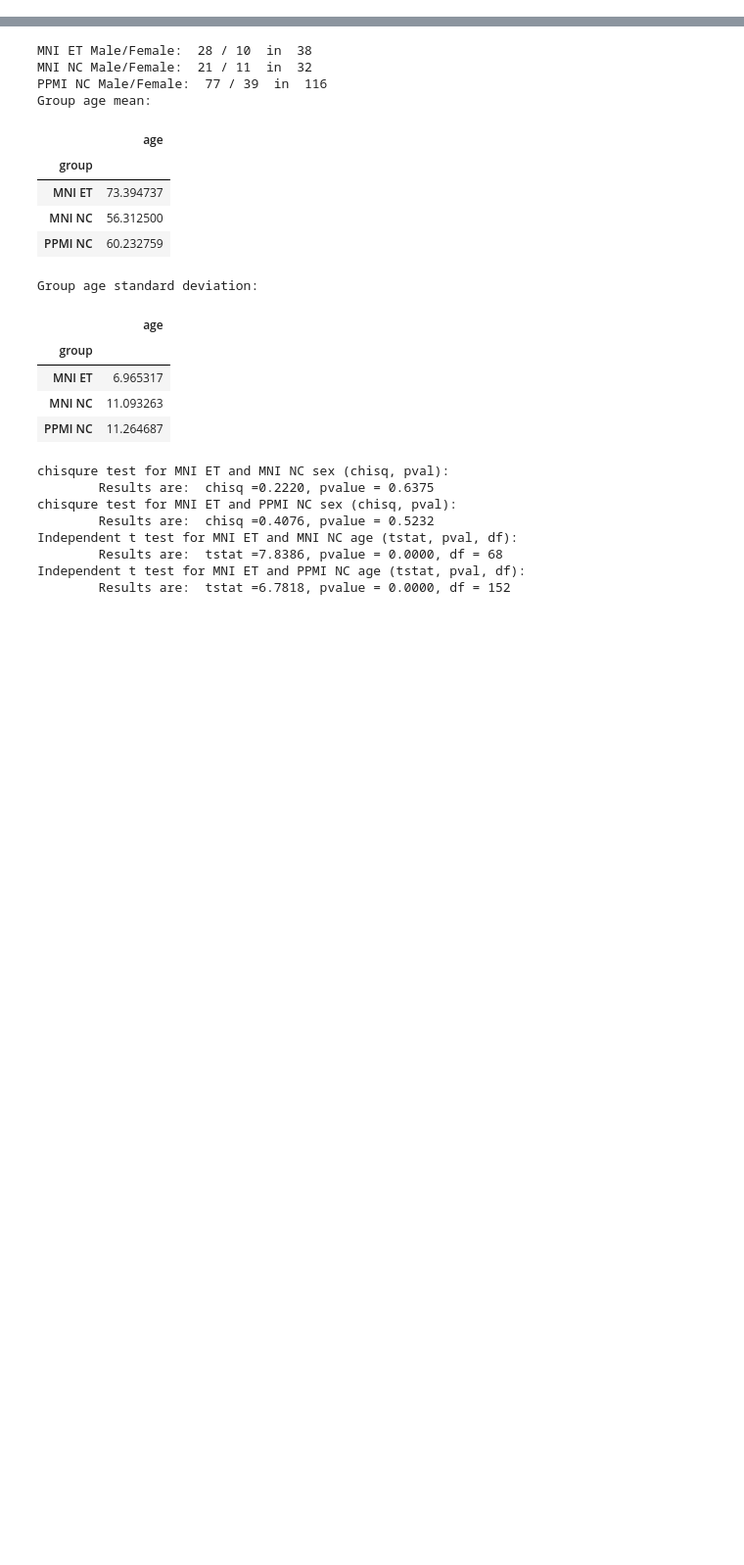
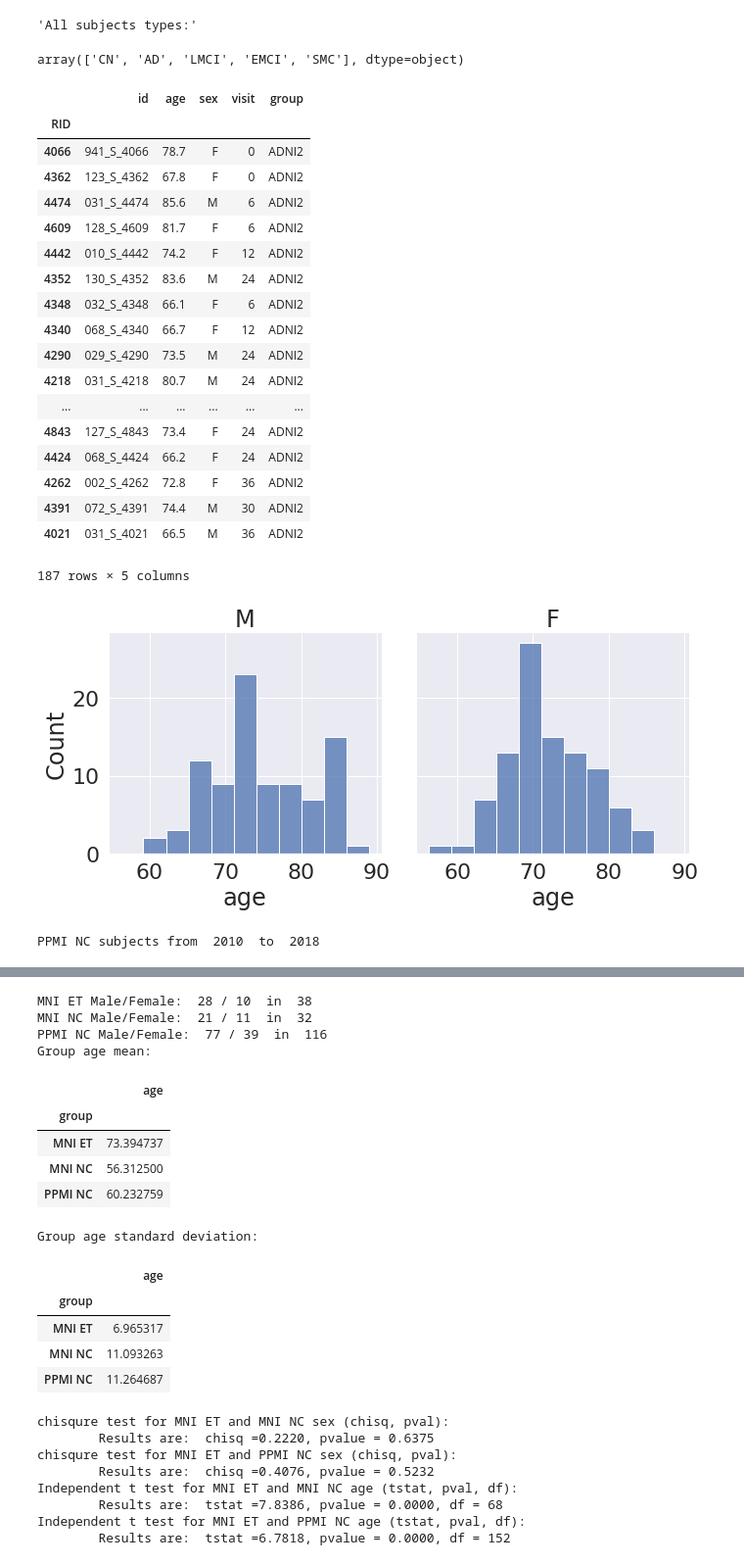
Before and after one commit to Vincent-wq/Replicability-of-PD-ICA, a Jupyter notebook: codes/devel/cerebellum_confounder/ppmi_matching.ipynb, the cells around one changed output, grey strips where cells are left out. Shown at 98% size. Saved outputs shown, nothing was run; the diff lists cells and outputs as text; code cells hidden in the pictures; blank space fills up the shorter version.

Commit message:
ANDI data updated

```diff
--- a/codes/devel/cerebellum_confounder/ppmi_matching.ipynb
+++ b/codes/devel/cerebellum_confounder/ppmi_matching.ipynb
@@ -44,0 +31,78 @@ data_tab = pd.concat([mni_et_tab, mni_nc_tab, ppmi_nc_tab])
+# %%
+# read ANDI
+adni_file = out_dir/'data'/'ADNI'/'ADNIMERGE.csv'
+adni_tab = pd.read_csv(adni_file, sep=',', header=0, index_col=0)
+display('All subjects types:')
+display(adni_tab['DX_bl'].unique())
+adni_tab = adni_tab[adni_tab['DX_bl']=='CN']
+adni_tab = adni_tab[['PTID', 'AGE', 'ORIGPROT', 'PTGENDER','VISCODE']]
+adni_tab = adni_tab[adni_tab['ORIGPROT']=='ADNI2']
+def trans_visit_adni(x):
+    # transform visit code
+    if x=='m03':
+        return 3
+    elif x=='m06':
+        return 6
+    elif x=='m12':
+        return 12
+    elif x=='m18':
+        return 18
+    elif x=='m24':
+        return 24
+    elif x=='m30':
+        return 30
+    elif x=='m36':
+        return 36
+    elif x=='bl':
+        return 0
+    else:
+        return -1
+def trans_sex_adni(x):
+    if x=='Male':
+        return 'M'
+    elif x=='Female':
+        return 'F'
+
+adni_tab['VISCODE'].unique()
+adni_tab['visit']=adni_tab['VISCODE'].apply(lambda x: trans_visit_adni(x))
+adni_tab['sex']=adni_tab['PTGENDER'].apply(lambda x: trans_sex_adni(x))
+adni_tab['visit_last'] = adni_tab.groupby(['PTID'])['visit'].transform(max)
+adni_tab = adni_tab[adni_tab['visit']==adni_tab['visit_last']]
+adni_tab['id']=adni_tab['PTID']; adni_tab['age']=adni_tab['AGE']; adni_tab['group']=adni_tab['ORIGPROT'];
+adni_tab=adni_tab[['id','age','sex','visit','group']]
+
+sns.set_theme(style="darkgrid")
+sns.set(font_scale=2)
+dist_plt=sns.displot(adni_tab, x="age", col='sex',
+                     facet_kws=dict(margin_titles=True),
+                     col_order=['M','F'])
+dist_plt.set_titles(col_template="{col_name}", row_template="{row_name}")
+adni_tab
+# %% [output]
+'All subjects types:'
+array(['CN', 'AD', 'LMCI', 'EMCI', 'SMC'], dtype=object)
+|  | id | age | sex | visit | group |
+| RID |  |  |  |  |  |
+| 4066 | 941_S_4066 | 78.7 | F | 0 | ADNI2 |
+| 4362 | 123_S_4362 | 67.8 | F | 0 | ADNI2 |
+| 4474 | 031_S_4474 | 85.6 | M | 6 | ADNI2 |
+| 4609 | 128_S_4609 | 81.7 | F | 6 | ADNI2 |
+| 4442 | 010_S_4442 | 74.2 | F | 12 | ADNI2 |
+| 4352 | 130_S_4352 | 83.6 | M | 24 | ADNI2 |
+| 4348 | 032_S_4348 | 66.1 | F | 6 | ADNI2 |
+| 4340 | 068_S_4340 | 66.7 | F | 12 | ADNI2 |
+| 4290 | 029_S_4290 | 73.5 | M | 24 | ADNI2 |
+| 4218 | 031_S_4218 | 80.7 | M | 24 | ADNI2 |
+| ... | ... | ... | ... | ... | ... |
+| 4843 | 127_S_4843 | 73.4 | F | 24 | ADNI2 |
+| 4424 | 068_S_4424 | 66.2 | F | 24 | ADNI2 |
+| 4262 | 002_S_4262 | 72.8 | F | 36 | ADNI2 |
+| 4391 | 072_S_4391 | 74.4 | M | 30 | ADNI2 |
+| 4021 | 031_S_4021 | 66.5 | M | 36 | ADNI2 |
+187 rows × 5 columns
+[figure, added]
+# %%
+ppmi_tab['acq_year']=ppmi_tab['Acq Date'].apply(lambda x: int(x[-4:]))
+print('PPMI NC subjects from ', min(ppmi_tab['acq_year']), ' to ', max(ppmi_tab['acq_year']))
+# %% [output]
+PPMI NC subjects from  2010  to  2018
```
Also changed, not shown: parts of 9 cells of this notebook.
